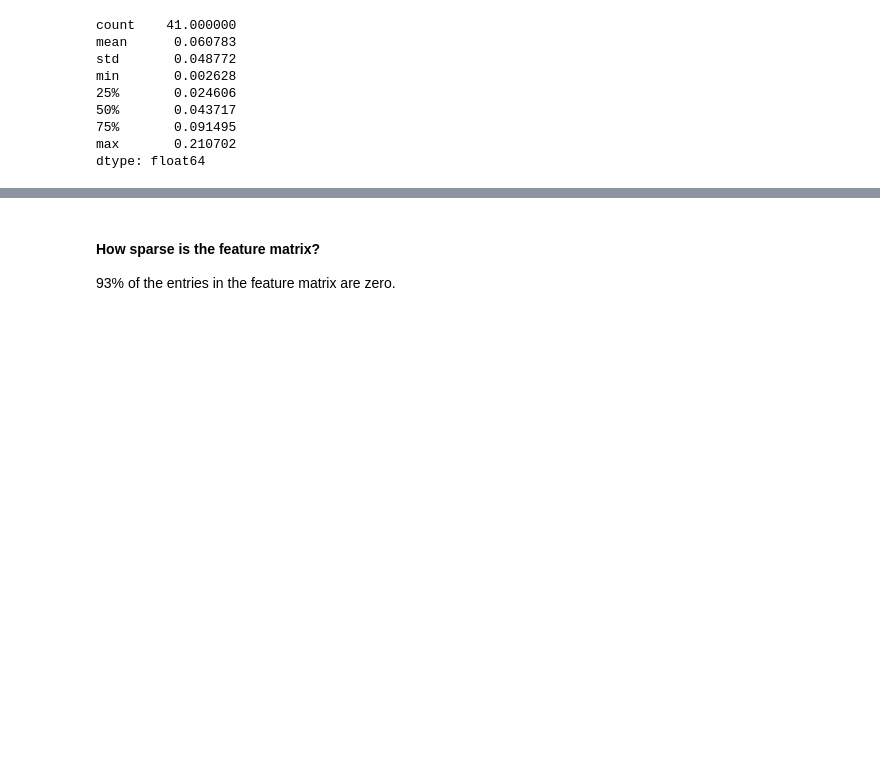
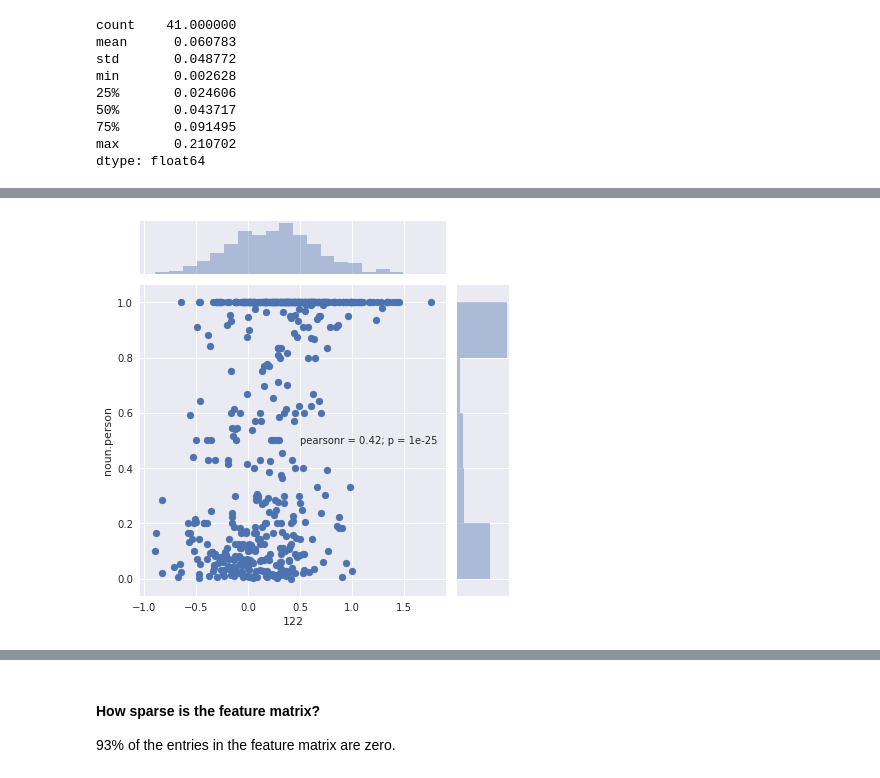
Before and after one commit to geoffbacon/semrep, a Jupyter notebook: semrep/evaluate/qvec/explore.ipynb, the cells around one changed output, grey strips where cells are left out. Drawn from its saved outputs; the diff is of its cells as text; code cells hidden in the pictures; blank space fills up the shorter version.

```diff
--- a/semrep/evaluate/qvec/explore.ipynb
+++ b/semrep/evaluate/qvec/explore.ipynb
@@ -88,7 +96,7 @@ A consistent observation is that the distribution of the linguistic features are
 common_words = embeddings.columns.intersection(subset.columns)
 S = subset[common_words]
 X = embeddings[common_words]
-def plot(i, j):
+def plot(i, j, X=X, S=S):
     """Plot ith dimension of embeddings against feature j."""
     x = X.loc[i]
     s = S.loc[j]
@@ -284,0 +304,4 @@ S.astype(bool).astype(int).head()
+# %%
+plot(122, 'noun.person', S=S_no_zeroes);
+# %% [output]
+[figure, added]
```
Also changed, not shown: parts of 25 cells of this notebook.
